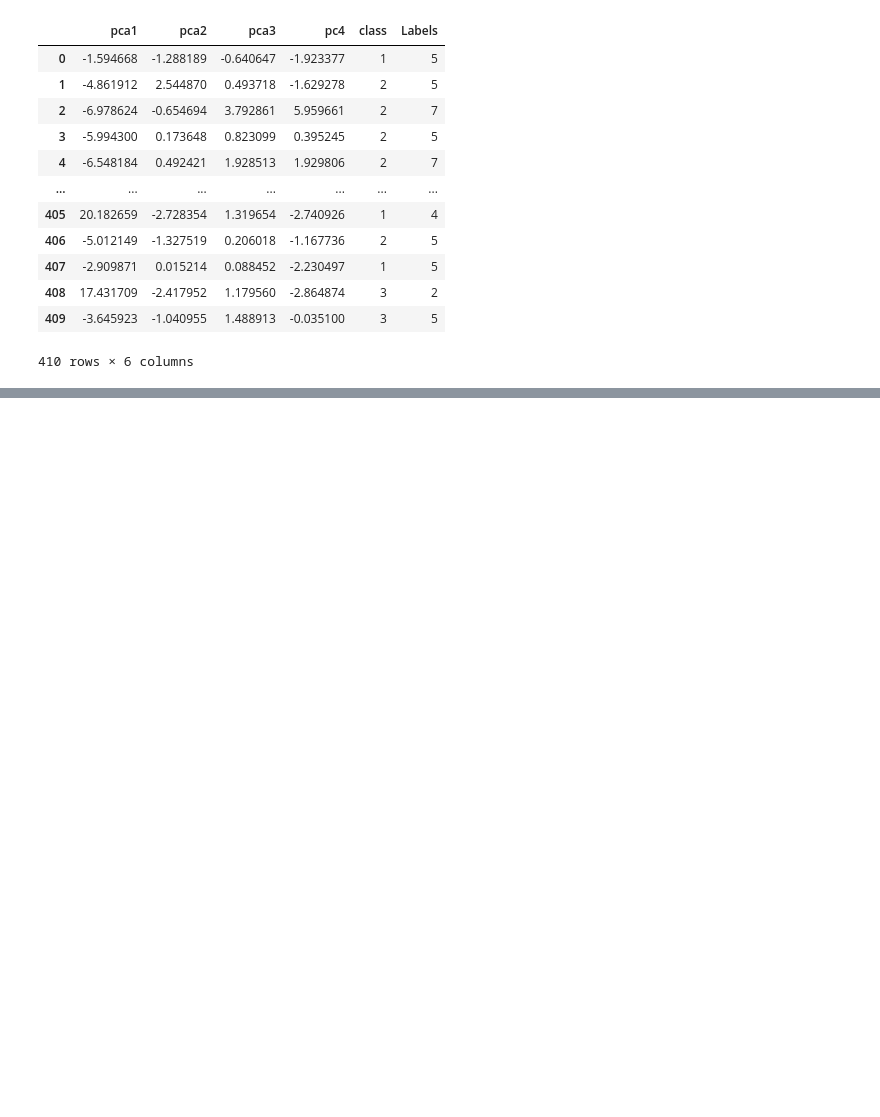
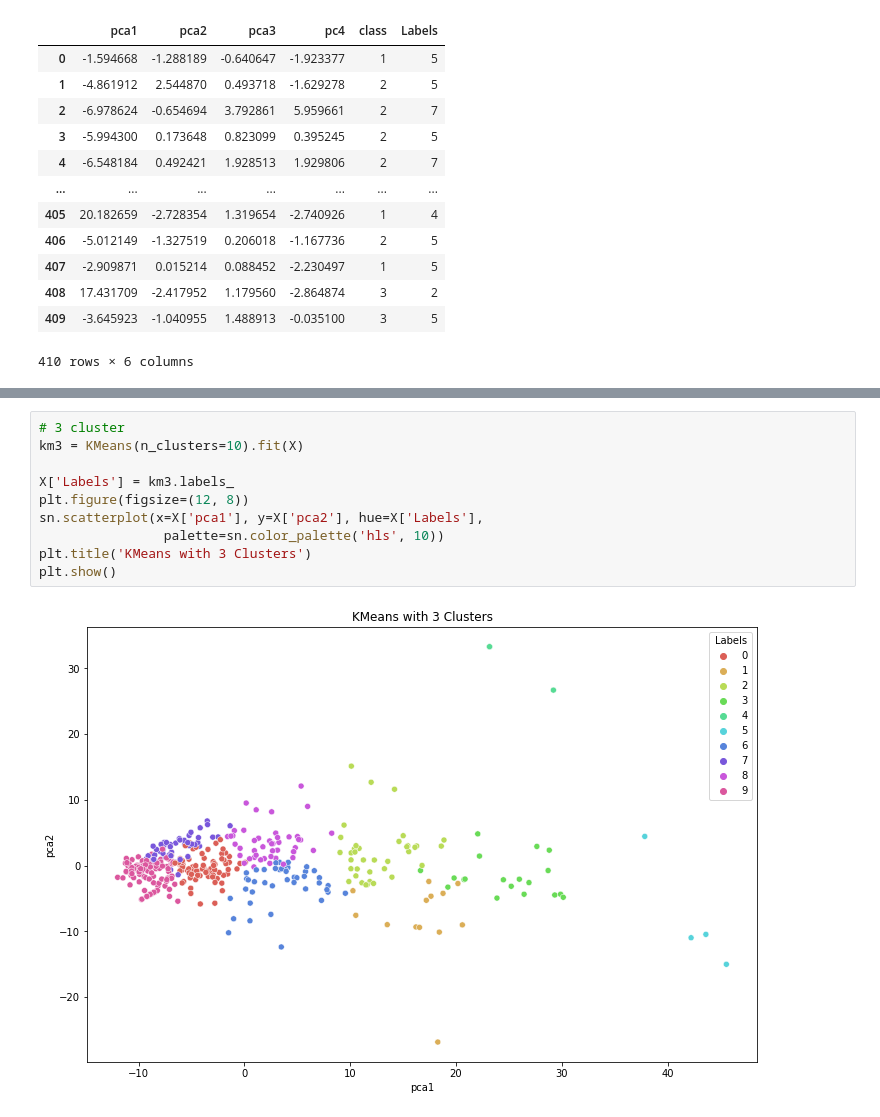
Before and after one commit to roxyconstantine-dev/Proyecto-Final-de-An-lisis-Datos, a Jupyter notebook: Borrador_Proyecto.ipynb, the cells around one changed output, grey strips where cells are left out. Drawn from its saved outputs; the diff is of its cells as text; blank space fills up the shorter version.

```diff
--- a/Borrador_Proyecto.ipynb
+++ b/Borrador_Proyecto.ipynb
@@ -307,0 +307,12 @@ plt.show()
+# %%
+# 3 cluster
+km3 = KMeans(n_clusters=10).fit(X)
+
+X['Labels'] = km3.labels_
+plt.figure(figsize=(12, 8))
+sn.scatterplot(x=X['pca1'], y=X['pca2'], hue=X['Labels'],
+                palette=sn.color_palette('hls', 10))
+plt.title('KMeans with 3 Clusters')
+plt.show()
+# %% [output]
+[figure, added]
```
Also changed, not shown: parts of 8 cells of this notebook.
